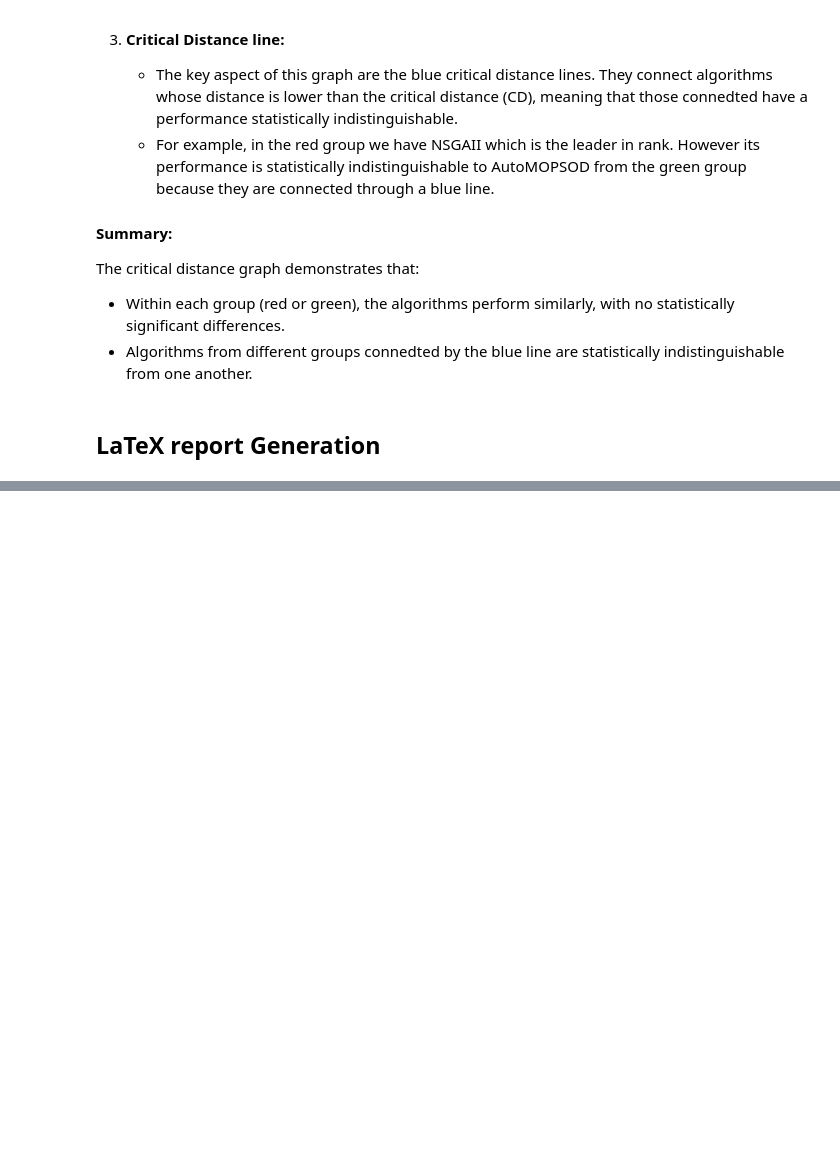
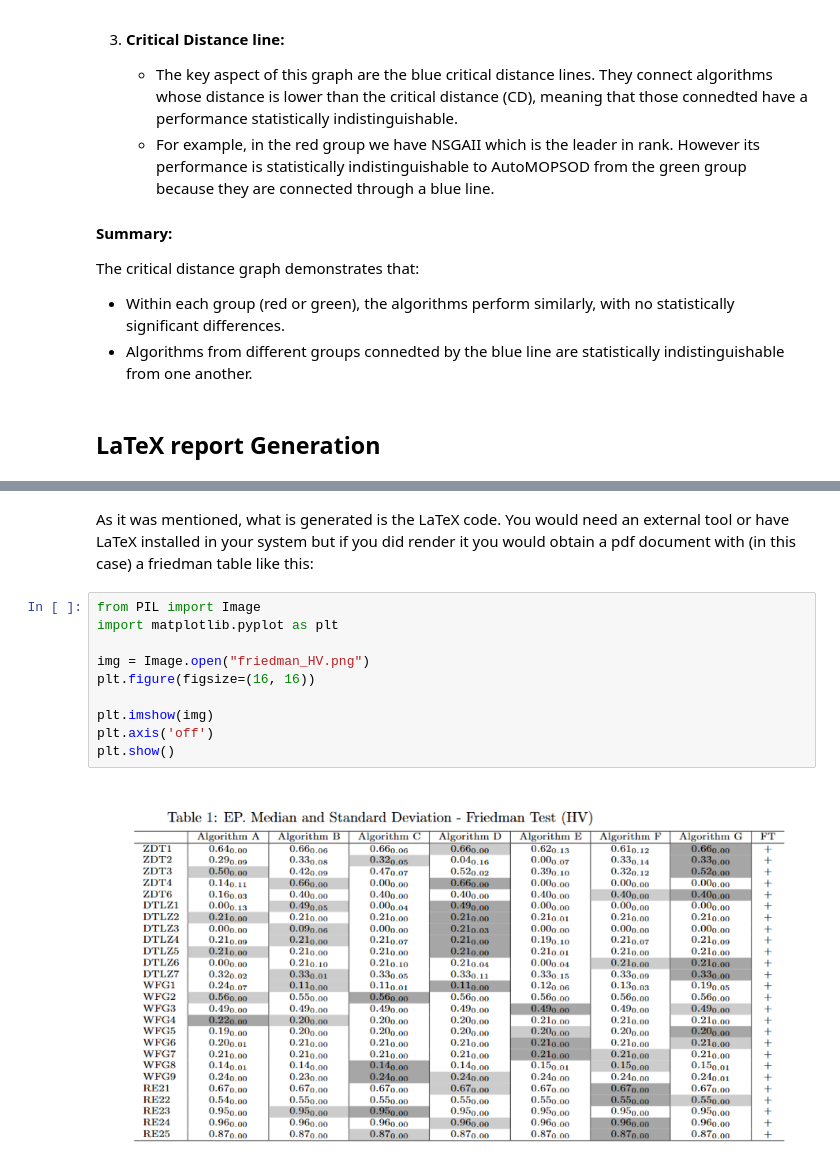
Before and after one commit to jMetal/SAES, a Jupyter notebook: notebooks/multiobjective_optimization.ipynb, the cells around one changed output, grey strips where cells are left out. Drawn from its saved outputs; the diff is of its cells as text; blank space fills up the shorter version.

```diff
--- a/notebooks/multiobjective_optimization.ipynb
+++ b/notebooks/multiobjective_optimization.ipynb
@@ -252,0 +206,14 @@ Algorithm F & \texttt{} & \texttt{} & \texttt{} & \texttt{} &  & \texttt{+++-=--
+# %% [markdown]
+As it was mentioned, what is generated is the LaTeX code. You would need an external tool or have LaTeX installed in your system but if you did render it you would obtain a pdf document with (in this case) a friedman table like this:
+# %%
+from PIL import Image
+import matplotlib.pyplot as plt
+
+img = Image.open("friedman_HV.png")
+plt.figure(figsize=(16, 16))
+
+plt.imshow(img)
+plt.axis('off')
+plt.show()
+# %% [output]
+[figure, added]
```
Also changed, not shown: parts of 9 cells of this notebook, 8 other files.
